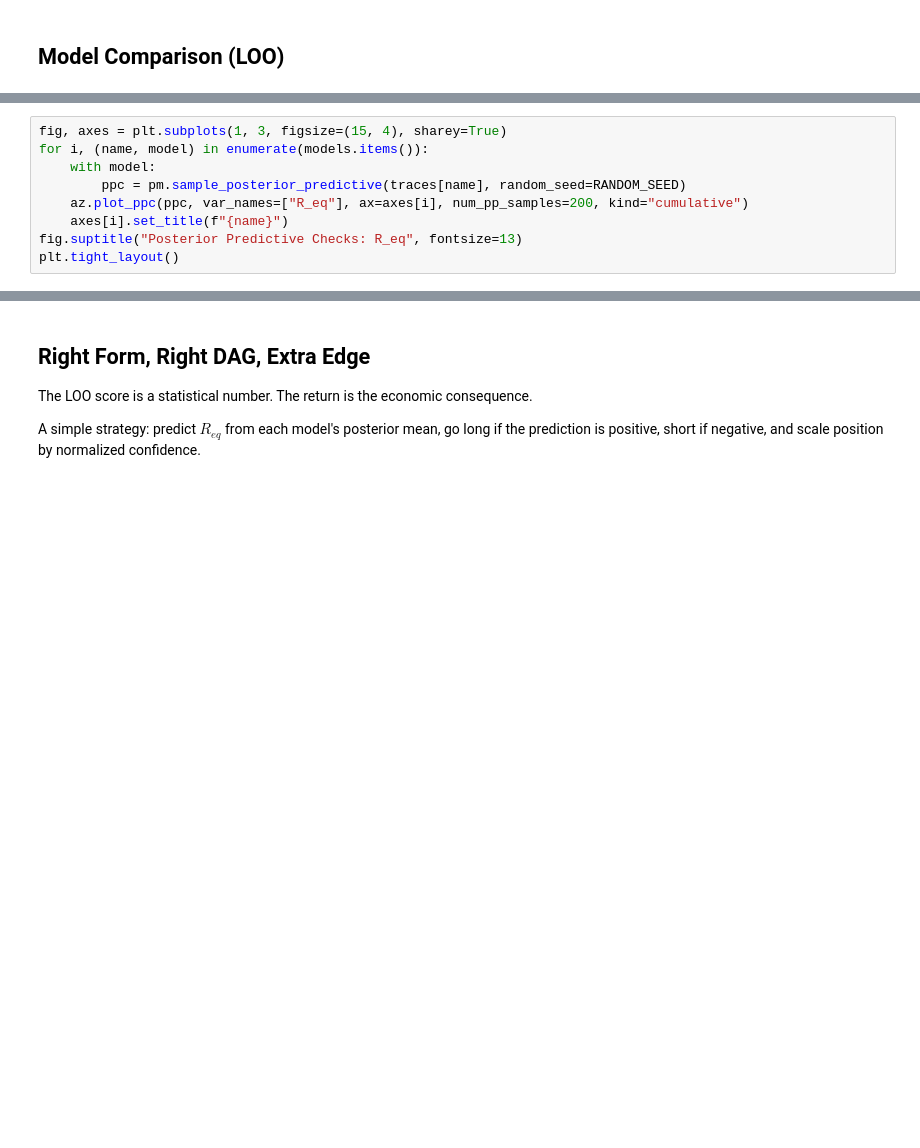
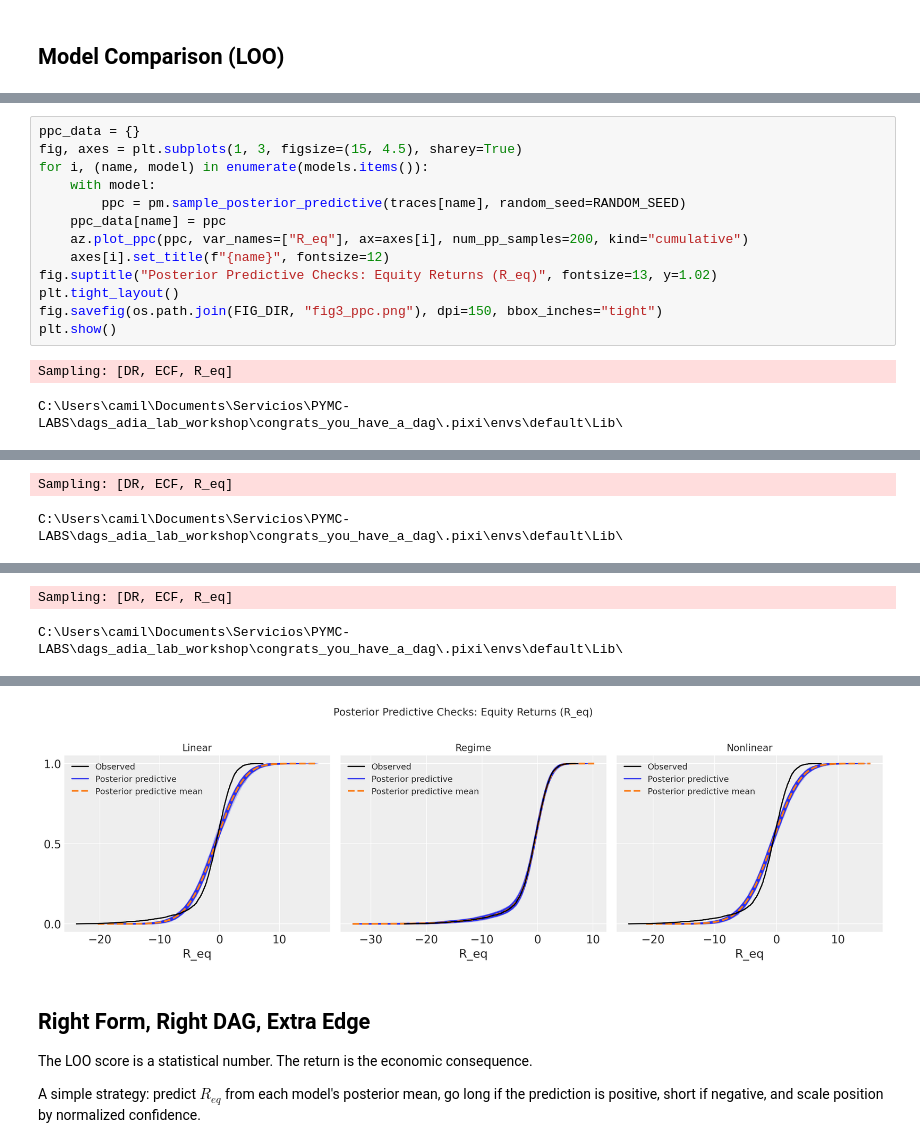
Before and after one commit to pymc-labs/congrats_you_have_a_dag, a Jupyter notebook: demo_dag1.ipynb, the cells around one changed output, grey strips where cells are left out. Cells and saved outputs as stored; diff of their text form; blank space fills up the shorter version.

```diff
--- a/demo_dag1.ipynb
+++ b/demo_dag1.ipynb
@@ -280,9 +286,16 @@ plt.tight_layout()
 # %%
-fig, axes = plt.subplots(1, 3, figsize=(15, 4), sharey=True)
+ppc_data = {}
+fig, axes = plt.subplots(1, 3, figsize=(15, 4.5), sharey=True)
 for i, (name, model) in enumerate(models.items()):
     with model:
         ppc = pm.sample_posterior_predictive(traces[name], random_seed=RANDOM_SEED)
+    ppc_data[name] = ppc
     az.plot_ppc(ppc, var_names=["R_eq"], ax=axes[i], num_pp_samples=200, kind="cumulative")
-    axes[i].set_title(f"{name}")
-fig.suptitle("Posterior Predictive Checks: R_eq", fontsize=13)
+    axes[i].set_title(f"{name}", fontsize=12)
+fig.suptitle("Posterior Predictive Checks: Equity Returns (R_eq)", fontsize=13, y=1.02)
 plt.tight_layout()
+fig.savefig(os.path.join(FIG_DIR, "fig3_ppc.png"), dpi=150, bbox_inches="tight")
+plt.show()
+# %% [output]
+Sampling: [DR, ECF, R_eq]
+C:\Users\camil\Documents\Servicios\PYMC-LABS\dags_adia_lab_workshop\congrats_you_have_a_dag\.pixi\envs\default\Lib\
@@ -288,0 +303,2 @@ plt.tight_layout()
+Sampling: [DR, ECF, R_eq]
+C:\Users\camil\Documents\Servicios\PYMC-LABS\dags_adia_lab_workshop\congrats_you_have_a_dag\.pixi\envs\default\Lib\
@@ -288,0 +306,2 @@ plt.tight_layout()
+Sampling: [DR, ECF, R_eq]
+C:\Users\camil\Documents\Servicios\PYMC-LABS\dags_adia_lab_workshop\congrats_you_have_a_dag\.pixi\envs\default\Lib\
@@ -289,3 +309,4 @@ plt.tight_layout()
+[figure, added]
 # %% [markdown]
 ## Right Form, Right DAG, Extra Edge
 
```
Also changed, not shown: parts of 13 cells of this notebook, 9 other files.
